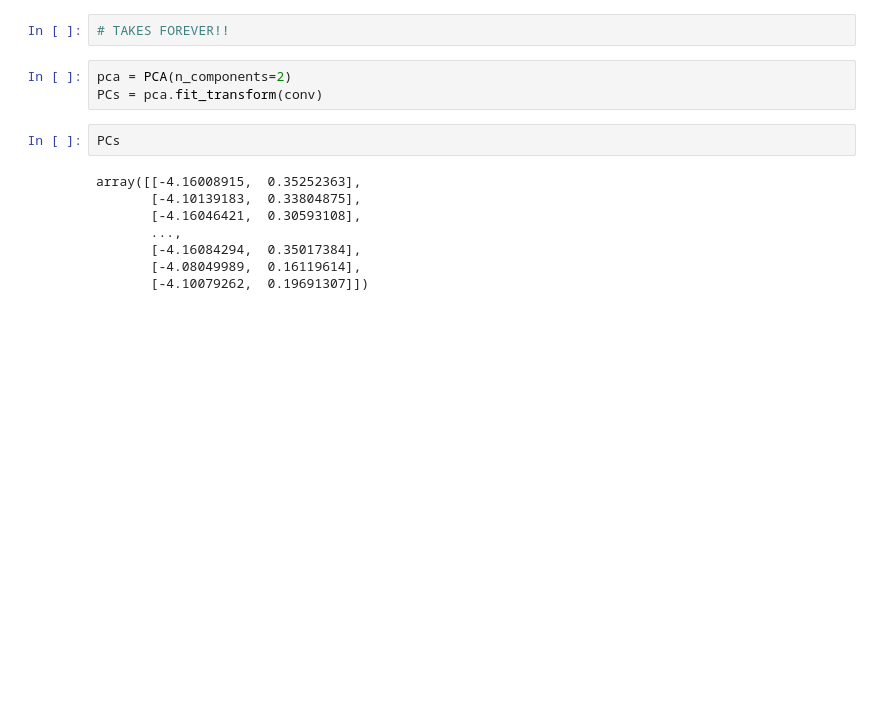
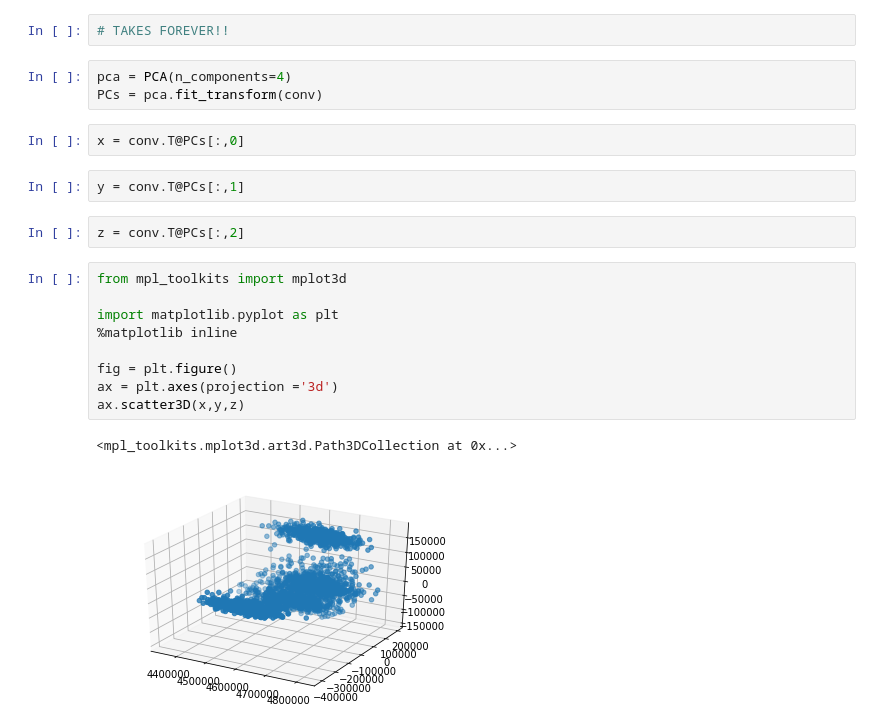
Before and after one commit to chrisporras/1000Genomes-PCA, a Jupyter notebook: 1000Genomes-PCA-Analysis.ipynb, the cells around one changed output. Cells and saved outputs as stored; diff of their text form; blank space fills up the shorter version.

Commit message:
with PCA plots and sample key

```diff
--- a/1000Genomes-PCA-Analysis.ipynb
+++ b/1000Genomes-PCA-Analysis.ipynb
@@ -99,15 +99,23 @@ from sklearn.decomposition import PCA
 # %%
 # TAKES FOREVER!!
 # %%
-pca = PCA(n_components=2)
+pca = PCA(n_components=4)
 PCs = pca.fit_transform(conv)
-# %%
-PCs
-# %% [output]
-array([[-4.16008915,  0.35252363],
-       [-4.10139183,  0.33804875],
-       [-4.16046421,  0.30593108],
-       ...,
-       [-4.16084294,  0.35017384],
-       [-4.08049989,  0.16119614],
-       [-4.10079262,  0.19691307]])
+# %%
+x = conv.T@PCs[:,0]
+# %%
+y = conv.T@PCs[:,1]
+# %%
+z = conv.T@PCs[:,2]
+# %%
+from mpl_toolkits import mplot3d
+
+import matplotlib.pyplot as plt
+%matplotlib inline
+
+fig = plt.figure()
+ax = plt.axes(projection ='3d')
+ax.scatter3D(x,y,z)
+# %% [output]
+<mpl_toolkits.mplot3d.art3d.Path3DCollection at 0x...>
+[figure, added]
```
Also changed, not shown: parts of 3 cells of this notebook, 1 other file.
